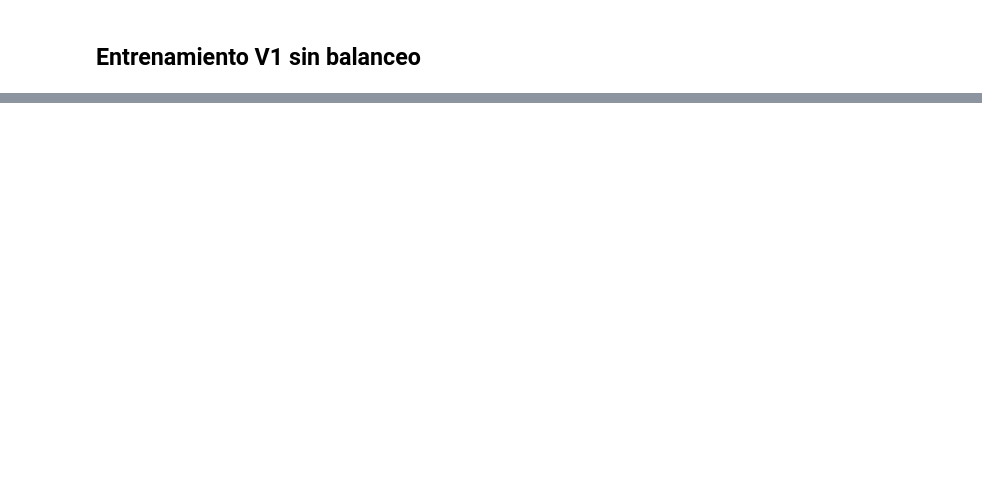
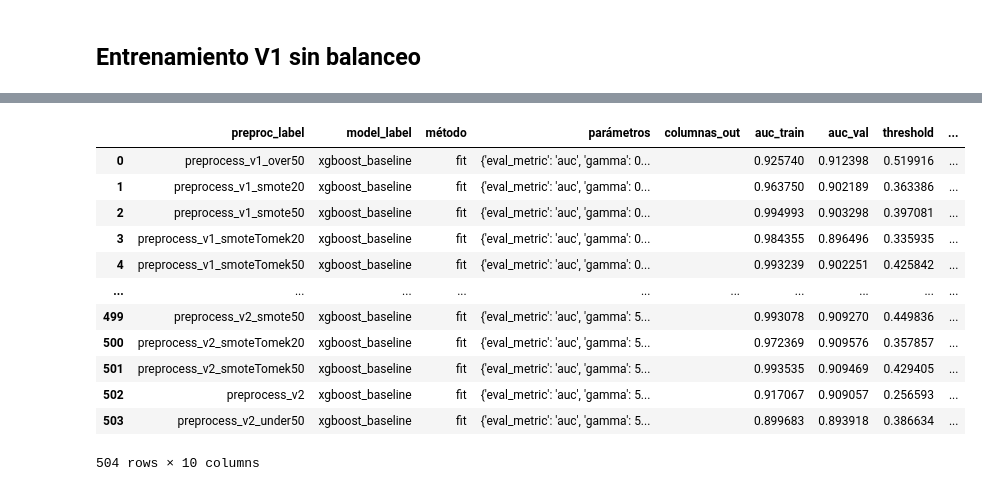
Before and after one commit to bosquealeatorio/pucp-hr-analytics, a Jupyter notebook: notebooks/manuel/05-training-xgboost-baseline.ipynb, the cells around one changed output, grey strips where cells are left out. Cells and saved outputs as stored; diff of their text form; code cells hidden in the pictures; blank space fills up the shorter version.

Commit message:
resultados xgboost

```diff
--- a/notebooks/manuel/05-training-xgboost-baseline.ipynb
+++ b/notebooks/manuel/05-training-xgboost-baseline.ipynb
@@ -405,0 +136,3 @@ print(classification_report(y_val, y_val_pred_label))
+# %%
+preproc_train = [file for file in os.listdir(f'{PROCESSED}') if file.endswith('train.csv')]
+preproc_train
@@ -405,0 +159,6 @@ print(classification_report(y_val, y_val_pred_label))
+# %%
+for train_file in sorted(preproc_train):
+    df_train = pd.read_csv(f'{PROCESSED}/{train_file}', compression = 'zip')
+    df_val = pd.read_csv(f'{PROCESSED}/{preproc_val[0]}', compression = 'zip')
+
+    print(f'label: {train_file:35} \tnrows: {len(df_train)} \t%target train: {df_train[target].mean():.4f} \t%target val: {df_val[target].mean():.4f}')
@@ -405,0 +180,3 @@ print(classification_report(y_val, y_val_pred_label))
+# %%
+train_file = 'preprocess_v1_train.csv'
+val_file = 'preprocess_v1_val.csv'
@@ -405,0 +185,9 @@ print(classification_report(y_val, y_val_pred_label))
+# %%
+cv_grid = {'objective': ['reg:logistic'],
+           'eval_metric': ['auc'],
+           'seed': [seed],
+           'max_depth': [3, 6, 9],
+           'min_child_weight': [5, 10, 25, 50],
+           'gamma': [0, 2.5, 5]}
+
+params_grid = list(ParameterGrid(cv_grid))
@@ -405,0 +460,16 @@ print(classification_report(y_val, y_val_pred_label))
+# %%
+df_results
+# %% [output]
+|  | preproc_label | model_label | método | parámetros | columnas_out | auc_train | auc_val | threshold | ... |
+| 0 | preprocess_v1_over50 | xgboost_baseline | fit | {'eval_metric': 'auc', 'gamma': 0... |  | 0.925740 | 0.912398 | 0.519916 | ... |
+| 1 | preprocess_v1_smote20 | xgboost_baseline | fit | {'eval_metric': 'auc', 'gamma': 0... |  | 0.963750 | 0.902189 | 0.363386 | ... |
+| 2 | preprocess_v1_smote50 | xgboost_baseline | fit | {'eval_metric': 'auc', 'gamma': 0... |  | 0.994993 | 0.903298 | 0.397081 | ... |
+| 3 | preprocess_v1_smoteTomek20 | xgboost_baseline | fit | {'eval_metric': 'auc', 'gamma': 0... |  | 0.984355 | 0.896496 | 0.335935 | ... |
+| 4 | preprocess_v1_smoteTomek50 | xgboost_baseline | fit | {'eval_metric': 'auc', 'gamma': 0... |  | 0.993239 | 0.902251 | 0.425842 | ... |
+| ... | ... | ... | ... | ... | ... | ... | ... | ... | ... |
+| 499 | preprocess_v2_smote50 | xgboost_baseline | fit | {'eval_metric': 'auc', 'gamma': 5... |  | 0.993078 | 0.909270 | 0.449836 | ... |
+| 500 | preprocess_v2_smoteTomek20 | xgboost_baseline | fit | {'eval_metric': 'auc', 'gamma': 5... |  | 0.972369 | 0.909576 | 0.357857 | ... |
+| 501 | preprocess_v2_smoteTomek50 | xgboost_baseline | fit | {'eval_metric': 'auc', 'gamma': 5... |  | 0.993535 | 0.909469 | 0.429405 | ... |
+| 502 | preprocess_v2 | xgboost_baseline | fit | {'eval_metric': 'auc', 'gamma': 5... |  | 0.917067 | 0.909057 | 0.256593 | ... |
+| 503 | preprocess_v2_under50 | xgboost_baseline | fit | {'eval_metric': 'auc', 'gamma': 5... |  | 0.899683 | 0.893918 | 0.386634 | ... |
+504 rows × 10 columns
```
Also changed, not shown: parts of 77 cells of this notebook, 12 other files.
